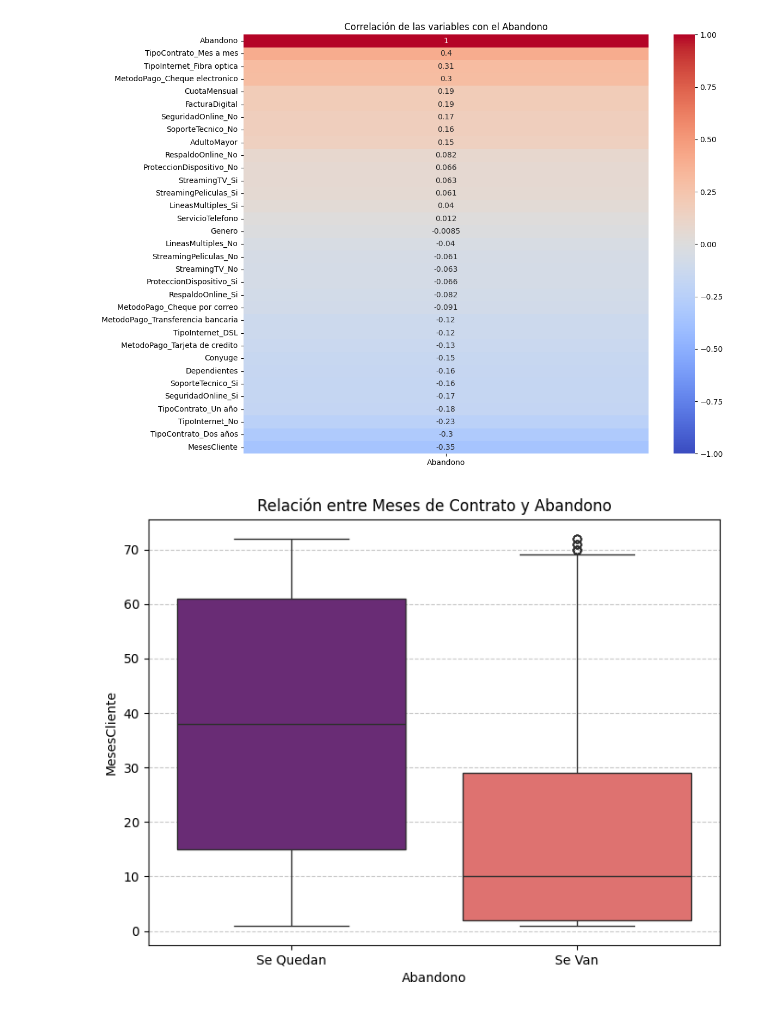
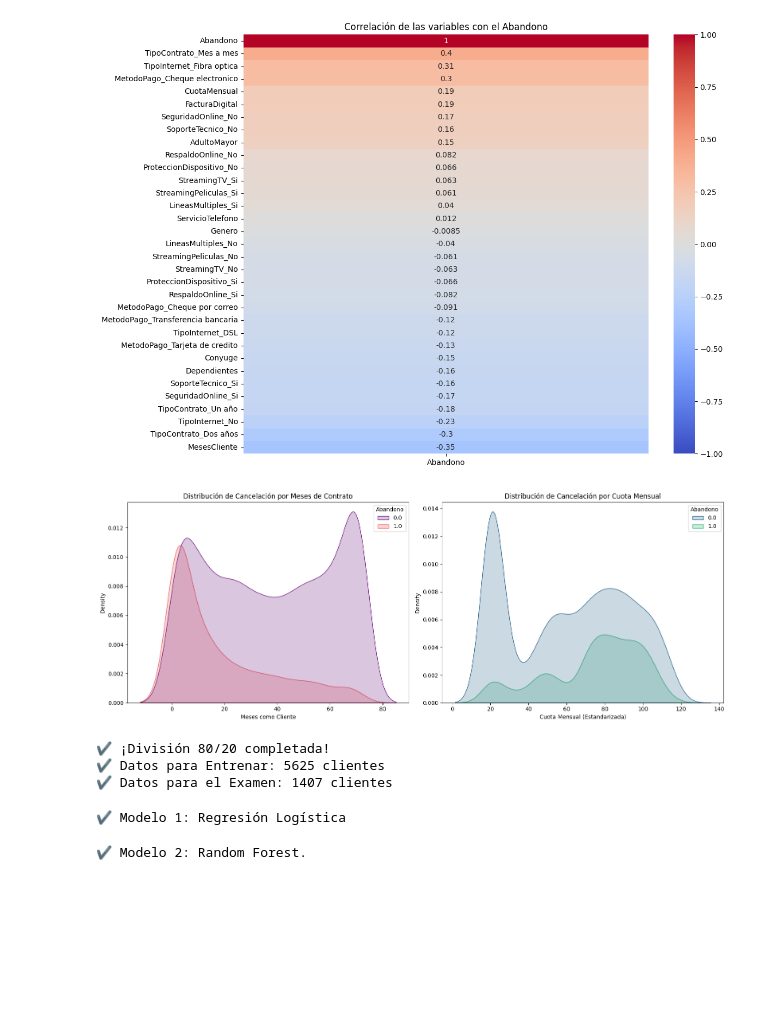
Before and after one commit to PaiGV/Challenge-Alura-Challenge-Telecom-X-2, a Jupyter notebook: Telecom_X_2.ipynb, the cells around one changed output. Cells and saved outputs as stored; diff of their text form; code cells hidden in the pictures; blank space fills up the shorter version.

```diff
--- a/Telecom_X_2.ipynb
+++ b/Telecom_X_2.ipynb
@@ -175,14 +179,56 @@ plt.title("Correlación de las variables con el Abandono")
 plt.show()
 # %% [output]
 [figure]
-# %%
-# Análisis Dirigido
-plt.figure(figsize=(8, 6))
-sns.boxplot(x='Abandono', y='MesesCliente', data=df_ml, palette='magma')
-
-plt.title('Relación entre Meses de Contrato y Abandono')
-plt.xticks([0, 1], ['Se Quedan', 'Se Van'])
-plt.grid(axis='y', linestyle='--', alpha=0.7)
-plt.show()
-# %% [output]
-[figure, removed]
+# %%
+fig, axes = plt.subplots(1, 2, figsize=(16, 6))
+
+sns.kdeplot(data=df_ml, x='MesesCliente', hue='Abandono', fill=True, ax=axes[0], palette='magma')
+axes[0].set_title('Distribución de Cancelación por Meses de Contrato')
+axes[0].set_xlabel('Meses como Cliente')
+
+sns.kdeplot(data=df_ml, x='CuotaMensual', hue='Abandono', fill=True, ax=axes[1], palette='viridis')
+axes[1].set_title('Distribución de Cancelación por Cuota Mensual')
+axes[1].set_xlabel('Cuota Mensual (Estandarizada)')
+
+plt.tight_layout()
+plt.show()
+# %% [output]
+[figure, added]
+# %%
+# Separación de Datos
+
+X = df_ml.drop(columns=['Abandono'])
+y = df_ml['Abandono']
+
+X_train, X_test, y_train, y_test = train_test_split(
+    X, y,
+    test_size=0.20,
+    random_state=42,
+    stratify=y
+)
+
+print("✔ ¡División 80/20 completada!")
+print(f"✔ Datos para Entrenar: {X_train.shape[0]} clientes")
+print(f"✔ Datos para el Examen: {X_test.shape[0]} clientes")
+# %% [output]
+✔ ¡División 80/20 completada!
+✔ Datos para Entrenar: 5625 clientes
+✔ Datos para el Examen: 1407 clientes
+# %%
+modelo_logistico = LogisticRegression(random_state=42)
+modelo_logistico.fit(X_train, y_train)
+
+y_pred_log = modelo_logistico.predict(X_test)
+
+print("✔ Modelo 1: Regresión Logística")
+# %% [output]
+✔ Modelo 1: Regresión Logística
+# %%
+modelo_rf = RandomForestClassifier(n_estimators=100, random_state=42)
+modelo_rf.fit(X_train, y_train)
+
+y_pred_rf = modelo_rf.predict(X_test)
+
+print("✔ Modelo 2: Random Forest.")
+# %% [output]
+✔ Modelo 2: Random Forest.
```
Also changed, not shown: parts of 2 cells of this notebook.
